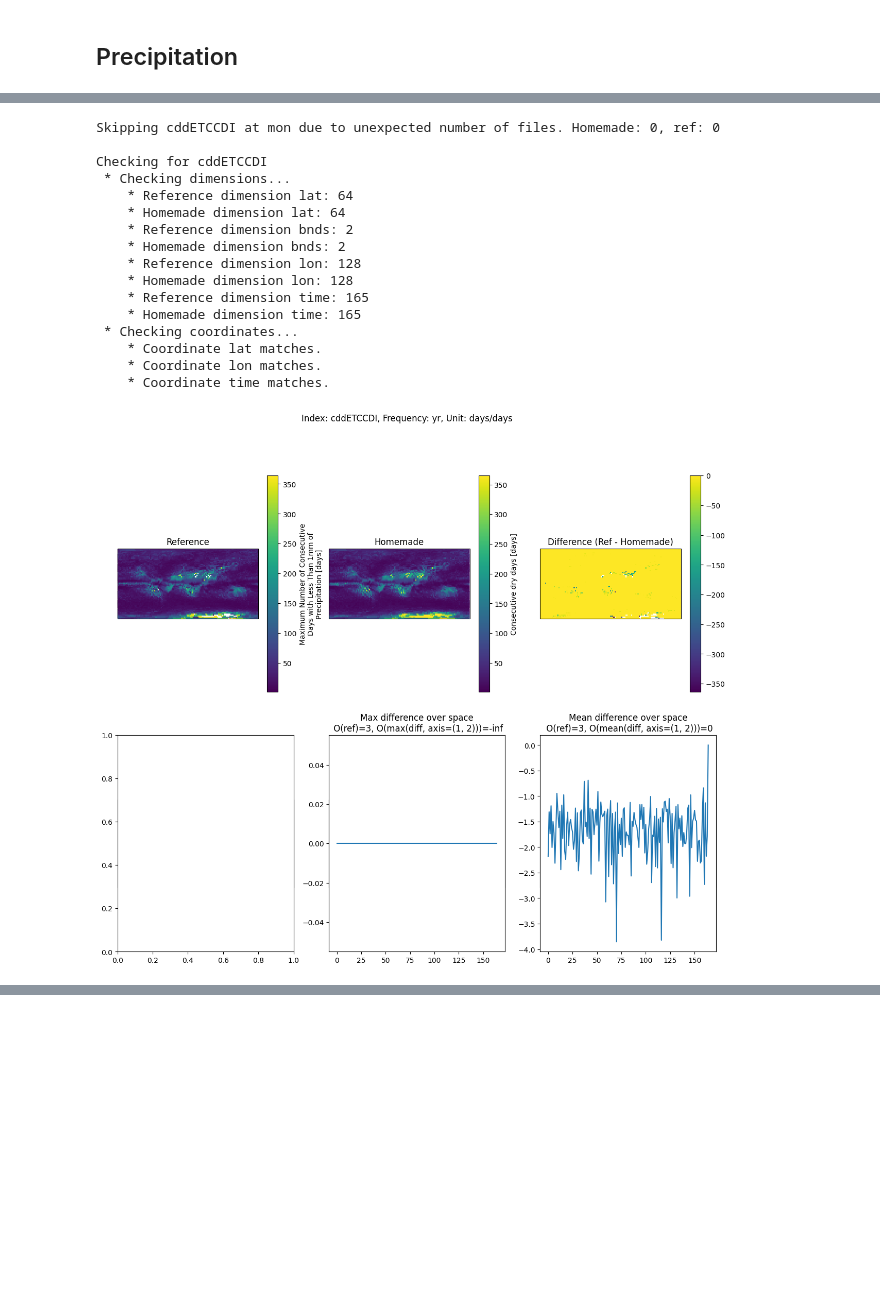
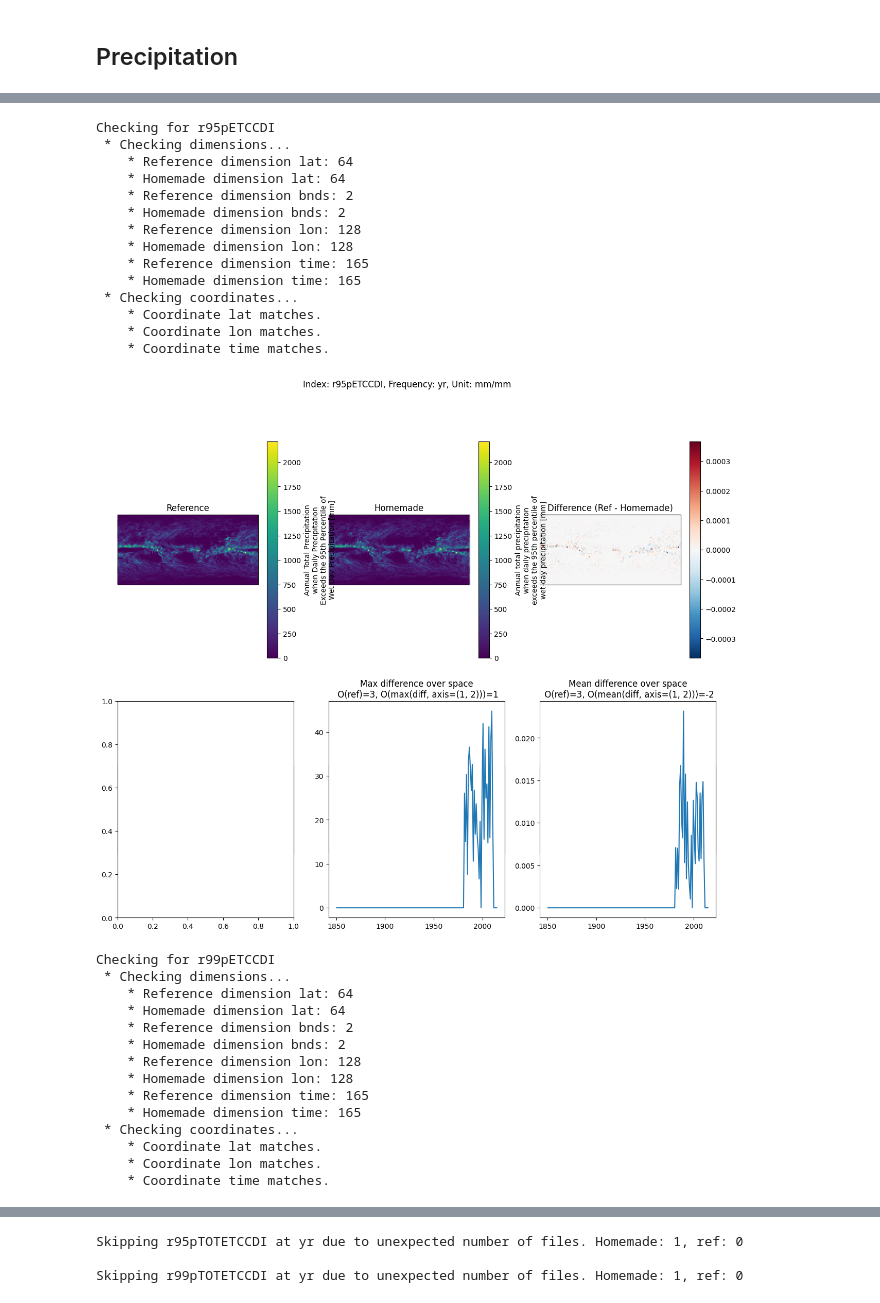
Before and after one commit to Johannesfjeldsaa/pyClimExtremes, a Jupyter notebook: dev/compare_canesm_homemade.ipynb, the cells around one changed output, grey strips where cells are left out. Cells and saved outputs as stored; diff of their text form; code cells hidden in the pictures; blank space fills up the shorter version.

```diff
--- a/dev/compare_canesm_homemade.ipynb
+++ b/dev/compare_canesm_homemade.ipynb
@@ -436,11 +420,17 @@ kwargs = {
         'rnnmmETCCDI': 30,  # 30 mm precip
     },
     'spells_can_span_groups': {
-        'cddETCCDI': False,  # Allow CDD spells to span group boundaries (e.g., years)
+
+        'cddETCCDI': True,
+        'cwdETCCDI': True,
+    },
+    'quantile_threshold_files': {
+        'q95pr': Path('/home/johannlf/Downloads/homemade_output/q95pr_threshold_CanESM5_historical_r1i1p1f1_1981-2010.nc'),
+        'q99pr': Path('/home/johannlf/Downloads/homemade_output/q99pr_threshold_CanESM5_historical_r1i1p1f1_1981-2010.nc')
     }
 }
 new_files, skipped_files = compute_indices(
-    indices=['cddETCCDI', 'r1mmETCCDI'],
+    indices=['r95pTOTETCCDI', 'r99pTOTETCCDI', 'r95pETCCDI', 'r99pETCCDI'],
     compute_fq=['yr'],
     compute_backend='python',
     output_dir=savepath,
@@ -473,11 +465,28 @@ New files created: 1.
 # %%
-compute_fqs = ['mon', 'yr']
-for index_id in ['cddETCCDI']:
+timestep_to_plot = 2
+
+compute_fqs = ['yr']
+precip_indices_to_compare = [
+    'r95pETCCDI',
+    'r99pETCCDI',
+    'r95pTOTETCCDI',
+    'r99pTOTETCCDI',
+]
+
+for index_id in precip_indices_to_compare:
     for compute_fq in compute_fqs:
-        index_files_homemade =  [file for file in new_files if all(substring in file.name for substring in [index_id, compute_fq,'historical'])]
+        no_ref = False
+        index_files_homemade = [
+            file for file in new_files
+            if all(substring in file.name for substring in [index_id, compute_fq, 'historical'])
+        ]
         index_files_ref = list(refdir_path.glob(f'{index_id}_{compute_fq}_*historical*.nc'))
-        if len(index_files_homemade) != 1 or len(index_files_ref) != 1:
-            print(f"Skipping {index_id} at {compute_fq} due to unexpected number of files. Homemade: {len(index_files_homemade)}, ref: {len(index_files_ref)}")
+        if len(index_files_ref) != 1:
+            no_ref = True
+            print(
+                f"Skipping {index_id} at {compute_fq} due to unexpected number of files. "
+                f"Homemade: {len(index_files_homemade)}, ref: {len(index_files_ref)}"
+            )
             print("")
             continue
 
@@ -486,6 +495,7 @@ for index_id in ['cddETCCDI']:
         ref_file = index_files_ref[0]
         ref_ds = xr.open_dataset(ref_file, decode_timedelta=False)
         homemade_ds = xr.open_dataset(homemade_file, decode_timedelta=False)
+        time_array = ref_ds['time'].values
 
         # --- check that the dimensions are equal
         print(" * Checking dimensions...")
@@ -520,51 +530,63 @@ for index_id in ['cddETCCDI']:
         # Replace bottom row with regular (non-projection) axes for line plots
         for j in range(3):
             axs[1, j] = fig.add_subplot(2, 3, 4 + j)
-        homemade_ds[index_id].isel(time=0).plot(ax=axs[0,1])
-        ref_ds[index_id].isel(time=0).plot(ax=axs[0,0])
+        homemade_ds[index_id].isel(time=timestep_to_plot).plot(ax=axs[0,1])
+        ref_ds[index_id].isel(time=timestep_to_plot).plot(ax=axs[0,0])
         diff = ref_ds[index_id].values - homemade_ds[index_id].values
         diff_da = xr.DataArray(diff, coords=ref_ds[index_id].coords, dims=ref_ds[index_id].dims)
-        diff_da.isel(time=1).plot(ax=axs[0,2])
+        diff_da.isel(time=timestep_to_plot).plot(ax=axs[0,2])
         with open(index_id + '_' + compute_fq + '_diff.txt', 'w') as f:
-            for row in diff_da.isel(time=0).values:
+            for row in diff_da.isel(time=timestep_to_plot).values:
                 f.write(' '.join(f"{val:.2f}" for val in row) + '\n')
         nanmean_diff = np.nanmean(diff, axis=(1, 2))
-        axs[1, 2].plot(nanmean_diff)
+        axs[1, 2].plot(time_array, nanmean_diff)
         # find the difference in order of magnitude between diff and ref_ds[index_id]
         order_of_magnitude_ref = np.floor(np.log10(np.nanmax(np.abs(ref_ds[index_id].values))))
         order_of_magnitude_nanmeandiff = np.floor(np.log10(np.nanmax(np.abs(nanmean_diff))))
         magnitude_diff = order_of_magnitude_ref - order_of_magnitude_nanmeandiff
         axs[1, 2].set_title(f'Mean difference over space\n O(ref)={order_of_magnitude_ref:.0f}, O(mean(diff, axis=(1, 2)))={order_of_magnitude_nanmeandiff:.0f}')
 
         nanmax_diff = np.nanmax(diff, axis=(1, 2))
-        axs[1, 1].plot(nanmax_diff)
+        axs[1, 1].plot(time_array, nanmax_diff)
         # find the difference in order of magnitude between diff and ref_ds[index_id]
         order_of_magnitude_ref = np.floor(np.log10(np.nanmax(np.abs(ref_ds[index_id].values))))
         order_of_magnitude_nanmaxdiff = np.floor(np.log10(np.nanmax(np.abs(nanmax_diff))))
         magnitude_diff = order_of_magnitude_ref - order_of_magnitude_nanmaxdiff
         axs[1, 1].set_title(f'Max difference over space\n O(ref)={order_of_magnitude_ref:.0f}, O(max(diff, axis=(1, 2)))={order_of_magnitude_nanmaxdiff:.0f}')
 
         fig.suptitle(f'Index: {index_id}, Frequency: {compute_fq}, Unit: {ref_ds[index_id].units}/{homemade_ds[index_id].units}')
         axs[0, 0].set_title('Reference')
         axs[0, 1].set_title('Homemade')
         axs[0, 2].set_title('Difference (Ref - Homemade)')
         plt.show()
         print("")
 # %% [output]
-Skipping cddETCCDI at mon due to unexpected number of files. Homemade: 0, ref: 0
-
-Checking for cddETCCDI
+Checking for r95pETCCDI
  * Checking dimensions...
     * Reference dimension lat: 64
     * Homemade dimension lat: 64
     * Reference dimension bnds: 2
     * Homemade dimension bnds: 2
     * Reference dimension lon: 128
     * Homemade dimension lon: 128
     * Reference dimension time: 165
     * Homemade dimension time: 165
  * Checking coordinates...
     * Coordinate lat matches.
     * Coordinate lon matches.
     * Coordinate time matches.
-[figure, old version]
+[figure, new version]
+Checking for r99pETCCDI
+ * Checking dimensions...
+    * Reference dimension lat: 64
+    * Homemade dimension lat: 64
+    * Reference dimension bnds: 2
+    * Homemade dimension bnds: 2
+    * Reference dimension lon: 128
+    * Homemade dimension lon: 128
+    * Reference dimension time: 165
+    * Homemade dimension time: 165
+ * Checking coordinates...
+    * Coordinate lat matches.
+    * Coordinate lon matches.
+    * Coordinate time matches.
@@ -570,0 +594,3 @@ Checking for cddETCCDI
+Skipping r95pTOTETCCDI at yr due to unexpected number of files. Homemade: 1, ref: 0
+
+Skipping r99pTOTETCCDI at yr due to unexpected number of files. Homemade: 1, ref: 0
```
Also changed, not shown: parts of 7 cells of this notebook, 2 other files.
